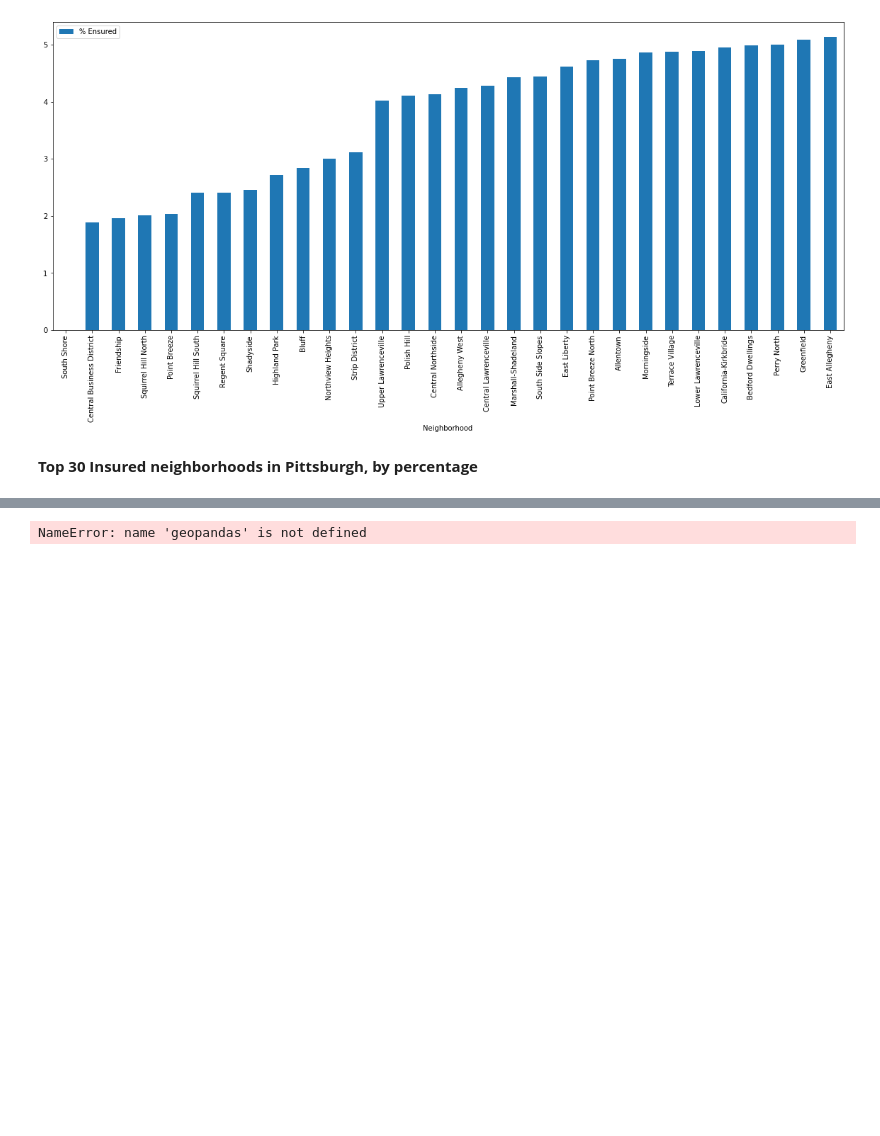
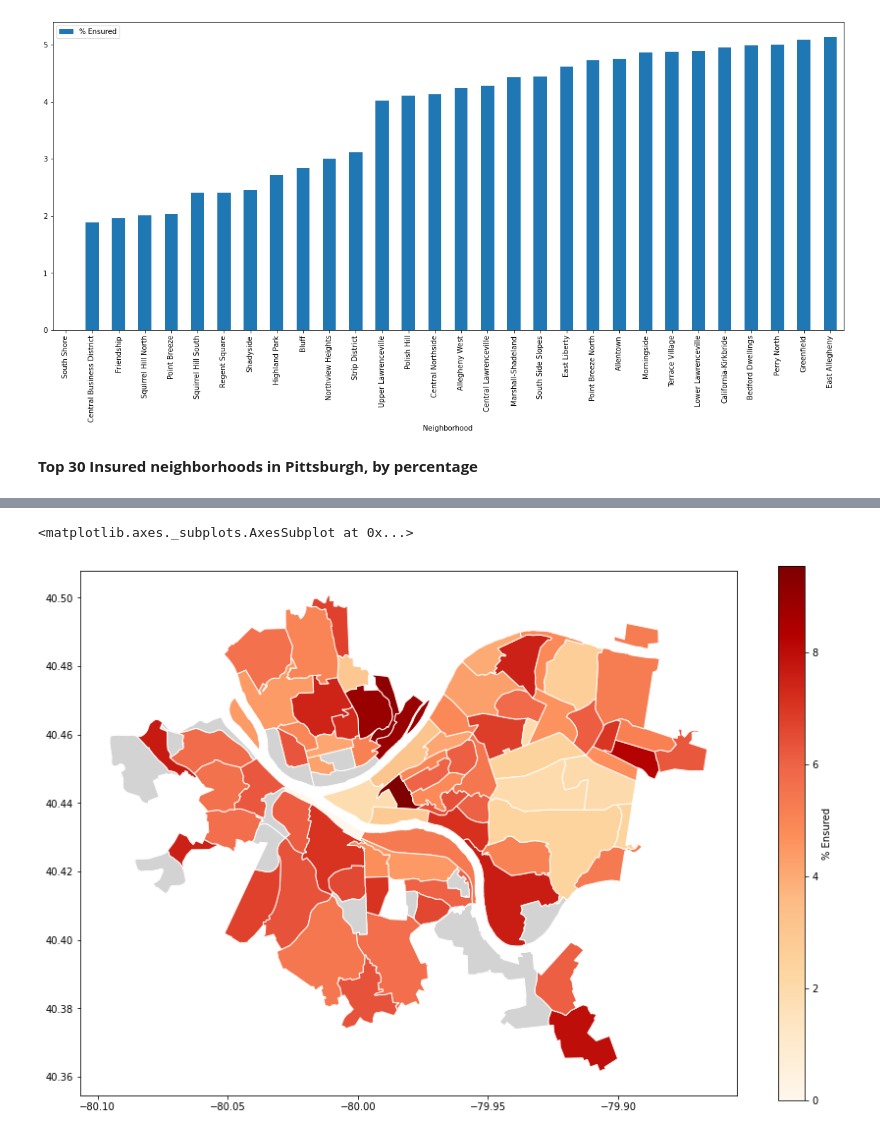
Before and after one commit to mmb181/FinalProject, a Jupyter notebook: Kittrick Data/KittrickMetric.ipynb, the cells around one changed output, grey strips where cells are left out. Saved outputs shown, nothing was run; the diff lists cells and outputs as text; code cells hidden in the pictures; blank space fills up the shorter version.

```diff
--- a/Kittrick Data/KittrickMetric.ipynb
+++ b/Kittrick Data/KittrickMetric.ipynb
@@ -130,0 +134,7 @@ DriverError: Unable to open Neighborhoods_.shx or Neighborhoods_.SHX. Set SHAPE_
+# %%
+neighborhoods = gpd.read_file("Neighborhoods/Neighborhoods_.shp")
+
+
+datamap = neighborhoods.merge(dataset, how='left', left_on='hood', right_on='Neighborhood')
+
+datamap[['hood','% Ensured','geometry']].head()
@@ -131,18 +148,12 @@ DriverError: Unable to open Neighborhoods_.shx or Neighborhoods_.SHX. Set SHAPE_
 # %%
-neighborhoods = geopandas.read_file("Neighborhoods/Neighborhoods_.shp")
-
-
-datamap = neighborhoods.merge(dataset, how='left', left_on='hood', right_on='Neighborhood')
-
-
-
-datamap.plot(column='', # set the data to be used for coloring
+datamap.plot(column='% Ensured', # set the data to be used for coloring
                cmap='OrRd',              # choose a color palette
                edgecolor="white",        # outline the districts in white
                legend=True,              # show the legend
-               legend_kwds={'label': "Number of Steps"}, # label the legend
+               legend_kwds={'label': "% Ensured"}, # label the legend
                figsize=(15, 10),         # set the size
                missing_kwds={"color": "lightgrey"} # set disctricts with no data to gray
                )
 # %% [output]
-NameError: name 'geopandas' is not defined
+<matplotlib.axes._subplots.AxesSubplot at 0x...>
+[figure, added]
```
Also changed, not shown: parts of 3 cells of this notebook, 6 other files.
